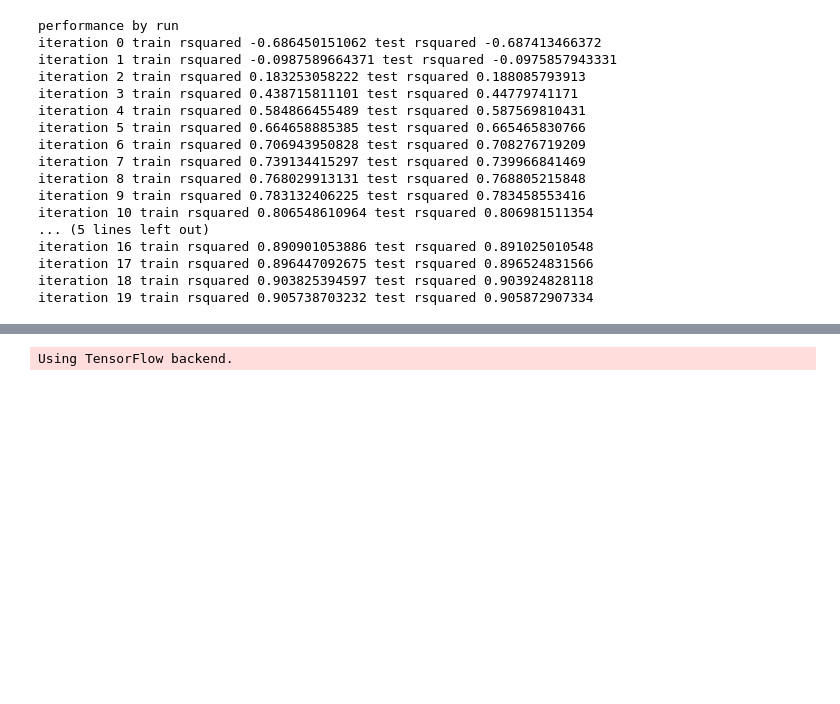
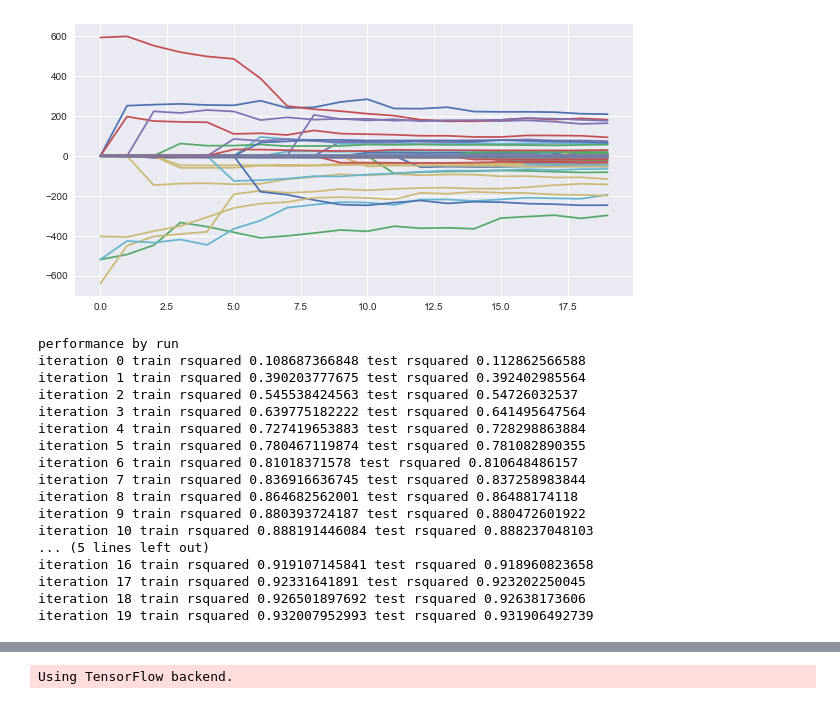
Before and after one commit to freedomtowin/kernelml, a Jupyter notebook: kernelml-autoencoder-example.ipynb, the cells around one changed output, grey strips where cells are left out. Drawn from its saved outputs; the diff is of its cells as text; code cells hidden in the pictures; blank space fills up the shorter version.

```diff
--- a/kernelml-autoencoder-example.ipynb
+++ b/kernelml-autoencoder-example.ipynb
@@ -256,8 +284,14 @@ parameter_by_run = kml.optimize(X,X,loss_function=autoencoder_function,
+# %%
+plt.figure(figsize=(10,5))
+plt.plot(parameter_by_run)
+plt.show()
+# %% [output]
+[figure, added]
 # %%
 X = train[features].values
 y = train[target].values
-X_test = valid[features].values
-y_test = valid[target].values
+X_test = test[features].values
+# y_test = test[target].values
 
 autoencoder_SST_train = np.sum((X - np.mean(X,axis=0))**2)/X.size
 autoencoder_SST_test = np.sum((X_test - np.mean(X,axis=0))**2)/X_test.size
@@ -274,22 +308,22 @@ for i in range(parameter_by_run.shape[0]):
     print('iteration',i,'train rsquared',1-autoencoder_SSE_train/autoencoder_SST_train,'test rsquared',1-autoencoder_SSE_test/autoencoder_SST_test)
 # %% [output]
 performance by run
-iteration 0 train rsquared -0.686450151062 test rsquared -0.687413466372
-iteration 1 train rsquared -0.0987589664371 test rsquared -0.0975857943331
-iteration 2 train rsquared 0.183253058222 test rsquared 0.188085793913
-iteration 3 train rsquared 0.438715811101 test rsquared 0.44779741171
-iteration 4 train rsquared 0.584866455489 test rsquared 0.587569810431
-iteration 5 train rsquared 0.664658885385 test rsquared 0.665465830766
-iteration 6 train rsquared 0.706943950828 test rsquared 0.708276719209
-iteration 7 train rsquared 0.739134415297 test rsquared 0.739966841469
-iteration 8 train rsquared 0.768029913131 test rsquared 0.768805215848
-iteration 9 train rsquared 0.783132406225 test rsquared 0.783458553416
-iteration 10 train rsquared 0.806548610964 test rsquared 0.806981511354
+iteration 0 train rsquared 0.108687366848 test rsquared 0.112862566588
+iteration 1 train rsquared 0.390203777675 test rsquared 0.392402985564
+iteration 2 train rsquared 0.545538424563 test rsquared 0.54726032537
+iteration 3 train rsquared 0.639775182222 test rsquared 0.641495647564
+iteration 4 train rsquared 0.727419653883 test rsquared 0.728298863884
+iteration 5 train rsquared 0.780467119874 test rsquared 0.781082890355
+iteration 6 train rsquared 0.81018371578 test rsquared 0.810648486157
+iteration 7 train rsquared 0.836916636745 test rsquared 0.837258983844
+iteration 8 train rsquared 0.864682562001 test rsquared 0.86488174118
+iteration 9 train rsquared 0.880393724187 test rsquared 0.880472601922
+iteration 10 train rsquared 0.888191446084 test rsquared 0.888237048103
 ... (5 lines left out)
-iteration 16 train rsquared 0.890901053886 test rsquared 0.891025010548
-iteration 17 train rsquared 0.896447092675 test rsquared 0.896524831566
-iteration 18 train rsquared 0.903825394597 test rsquared 0.903924828118
-iteration 19 train rsquared 0.905738703232 test rsquared 0.905872907334
+iteration 16 train rsquared 0.919107145841 test rsquared 0.918960823658
+iteration 17 train rsquared 0.92331641891 test rsquared 0.923202250045
+iteration 18 train rsquared 0.926501897692 test rsquared 0.92638173606
+iteration 19 train rsquared 0.932007952993 test rsquared 0.931906492739
 # %%
 X = train[features].values
 y = train[target].values
```
Also changed, not shown: parts of 15 cells of this notebook.
